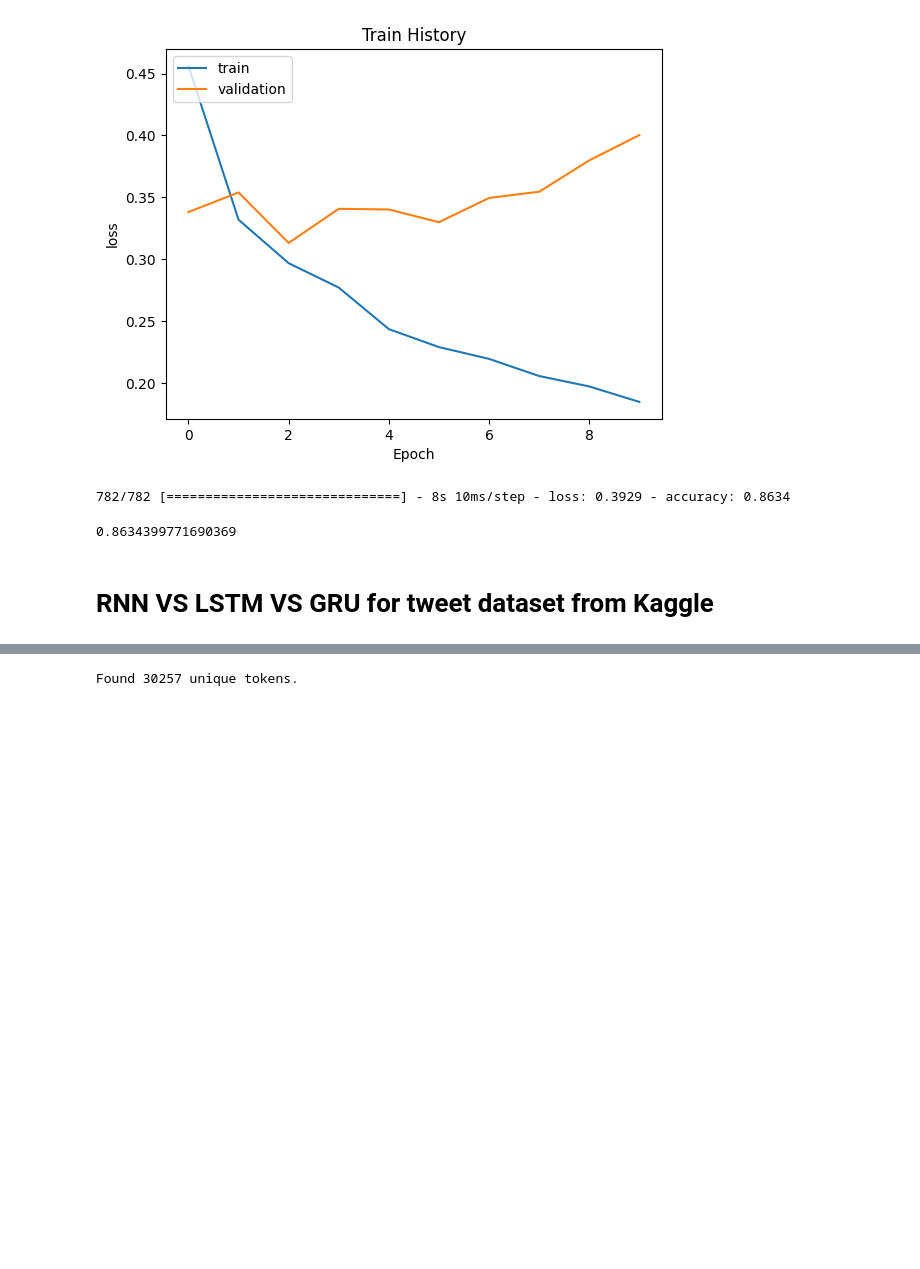
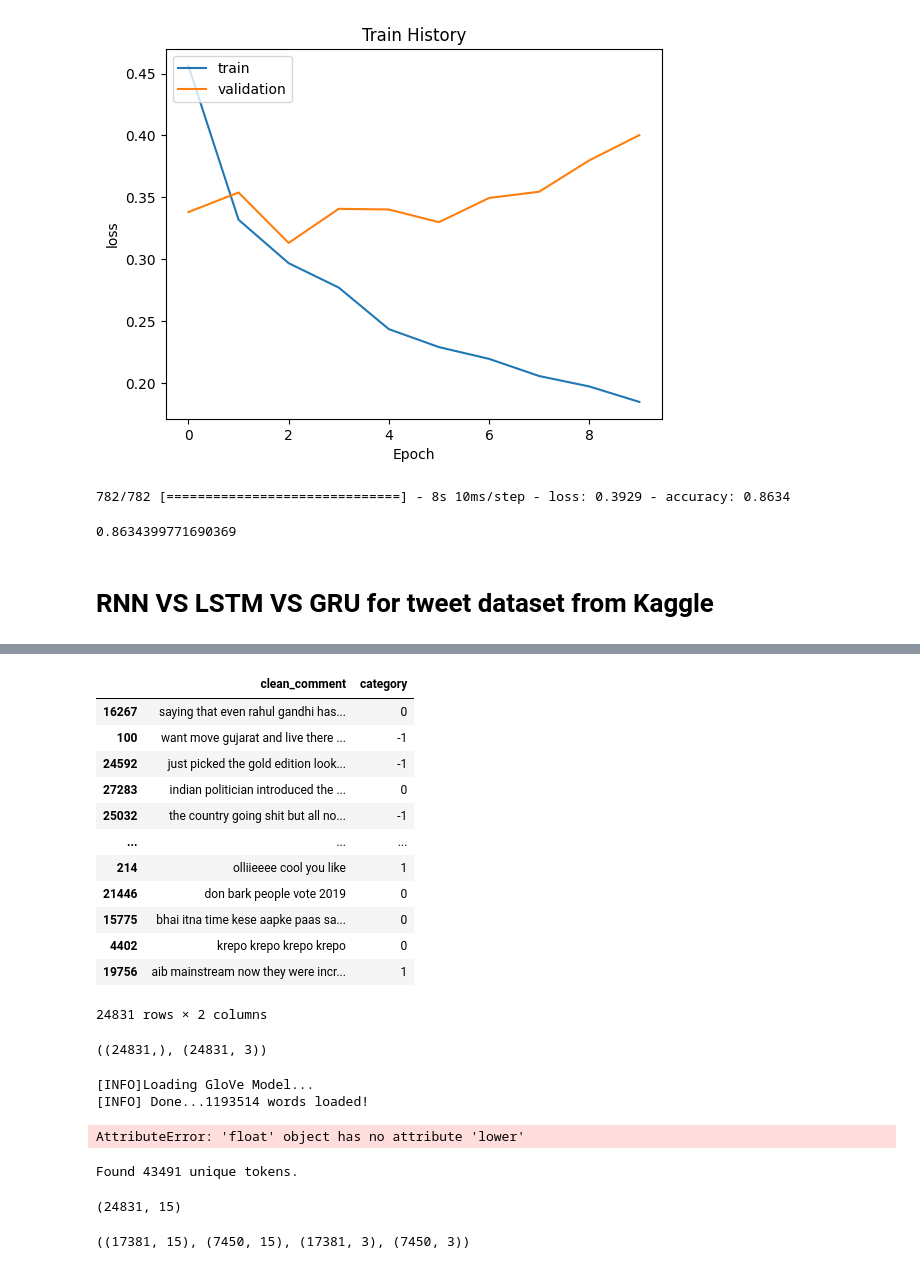
Before and after one commit to Amirrahman19/DeepLearning, a Jupyter notebook: CA1/PartC/techpaper.ipynb, the cells around one changed output, grey strips where cells are left out. Cells and saved outputs as stored; diff of their text form; code cells hidden in the pictures; blank space fills up the shorter version.

```diff
--- a/CA1/PartC/techpaper.ipynb
+++ b/CA1/PartC/techpaper.ipynb
@@ -291,3 +303,28 @@ The shape of the original dataset is (20000, 6)
+# %%
+NUM = 8277
+
+positive = raw[raw['category']==1].sample(8277)
+neutral = raw[raw['category']==0].sample(8277)
+negative = raw[raw['category']==-1].sample(8277)
+
+data = pd.concat([positive, neutral, negative], axis=0).sample(frac=1)
+# positive.shape, neutral.shape, negative.shape
+
+data
+# %% [output]
+|  | clean_comment | category |
+| 16267 | saying that even rahul gandhi has... | 0 |
+| 100 | want move gujarat and live there ... | -1 |
+| 24592 | just picked the gold edition look... | -1 |
+| 27283 | indian politician introduced the ... | 0 |
+| 25032 | the country going shit but all no... | -1 |
+| ... | ... | ... |
+| 214 | olliieeee cool you like | 1 |
+| 21446 | don bark people vote 2019 | 0 |
+| 15775 | bhai itna time kese aapke paas sa... | 0 |
+| 4402 | krepo krepo krepo krepo | 0 |
+| 19756 | aib mainstream now they were incr... | 1 |
+24831 rows × 2 columns
 # %%
 def load_glove_model(glove_file):
     print("[INFO]Loading GloVe Model...")
@@ -345,26 +382,42 @@ def sent_vectorizer(sent, model):
             pass
     return sent_vector
 # %%
-data_X = data[data.columns[5]].to_numpy()
-data_y = data[data.columns[0]]
+data_X = data['clean_comment'].to_numpy().astype('str')
+data_y = data['category']
 data_y = pd.get_dummies(data_y).to_numpy()
+
+data_X.shape, data_y.shape
+# %% [output]
+((24831,), (24831, 3))
 # %%
 # load the glove model
-# glove_model = load_glove_model("glove.twitter.27B.200d.txt", encoding='cp437')
+glove_model = load_glove_model("glove.twitter.27B.200d.txt")
 # number of vocab to keep
 max_vocab = 18000
 # length of sequence that will generate
 max_len = 15
 
 tokenizer = Tokenizer(num_words=max_vocab)
-tokenizer.fit_on_texts(data_X)
-sequences = tokenizer.texts_to_sequences(data_X)
-word_index = tokenizer.word_index
-print('Found %s unique tokens.' % len(word_index))
-data_keras = pad_sequences(sequences, maxlen=max_len, padding="post")
 # %% [output]
-Found 30257 unique tokens.
+[INFO]Loading GloVe Model...
+[INFO] Done...1193514 words loaded!
+AttributeError: 'float' object has no attribute 'lower'
+# %%
+tokenizer.fit_on_texts(data_X)
+sequences = tokenizer.texts_to_sequences(data_X)
+word_index = tokenizer.word_index
+print('Found %s unique tokens.' % len(word_index))
+data_keras = pad_sequences(sequences, maxlen=max_len, padding="post")
+
+data_keras.shape
+# %% [output]
+Found 43491 unique tokens.
+(24831, 15)
 # %%
 from sklearn.model_selection import train_test_split
 train_X, valid_X, train_y, valid_y = train_test_split(data_keras, data_y, test_size = 0.3, random_state=42)
+
+train_X.shape, valid_X.shape, train_y.shape, valid_y.shape
+# %% [output]
+((17381, 15), (7450, 15), (17381, 3), (7450, 3))
 # %%
```
Also changed, not shown: parts of 10 cells of this notebook, 3 other files.
